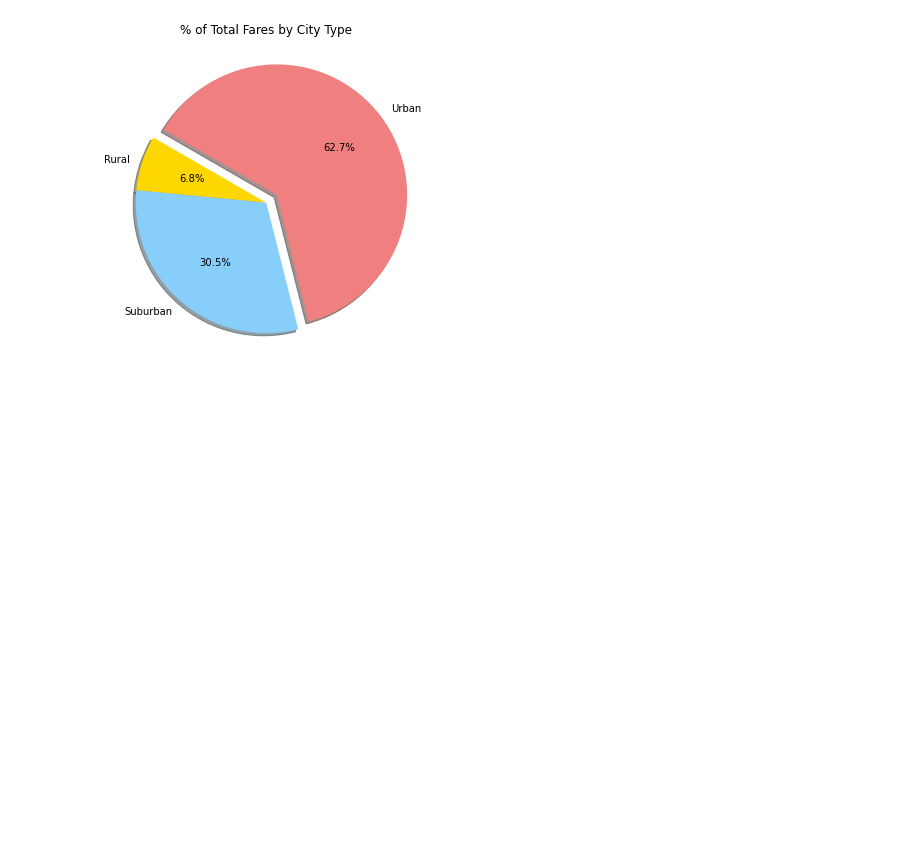
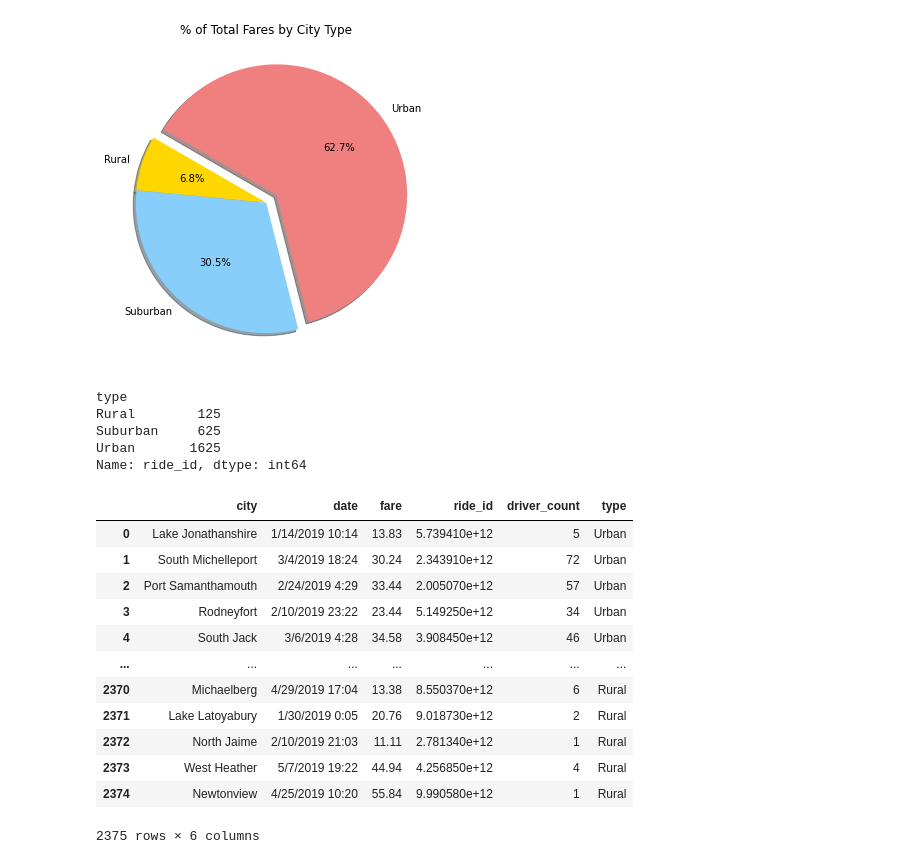
Before and after one commit to KathleenYager/PyBer-Analysis, a Jupyter notebook: PyBer.ipynb, the cells around one changed output. Cells and saved outputs as stored; diff of their text form; code cells hidden in the pictures; blank space fills up the shorter version.

```diff
--- a/PyBer.ipynb
+++ b/PyBer.ipynb
@@ -950,3 +950,30 @@ plt.savefig("analysis/Fig5.png")
 plt.show()
 # %% [output]
 [figure]
+# %%
+# Get the sum of the total rides for each city type.
+sum_rides_by_type = pyber_data_df.groupby(["type"]).count()["ride_id"]
+sum_rides_by_type
+# %% [output]
+type
+Rural        125
+Suburban     625
+Urban       1625
+Name: ride_id, dtype: int64
+# %%
+pyber_data_df["ride_id"].count()
+pyber_data_df
+# %% [output]
+|  | city | date | fare | ride_id | driver_count | type |
+| 0 | Lake Jonathanshire | 1/14/2019 10:14 | 13.83 | 5.739410e+12 | 5 | Urban |
+| 1 | South Michelleport | 3/4/2019 18:24 | 30.24 | 2.343910e+12 | 72 | Urban |
+| 2 | Port Samanthamouth | 2/24/2019 4:29 | 33.44 | 2.005070e+12 | 57 | Urban |
+| 3 | Rodneyfort | 2/10/2019 23:22 | 23.44 | 5.149250e+12 | 34 | Urban |
+| 4 | South Jack | 3/6/2019 4:28 | 34.58 | 3.908450e+12 | 46 | Urban |
+| ... | ... | ... | ... | ... | ... | ... |
+| 2370 | Michaelberg | 4/29/2019 17:04 | 13.38 | 8.550370e+12 | 6 | Rural |
+| 2371 | Lake Latoyabury | 1/30/2019 0:05 | 20.76 | 9.018730e+12 | 2 | Rural |
+| 2372 | North Jaime | 2/10/2019 21:03 | 11.11 | 2.781340e+12 | 1 | Rural |
+| 2373 | West Heather | 5/7/2019 19:22 | 44.94 | 4.256850e+12 | 4 | Rural |
+| 2374 | Newtonview | 4/25/2019 10:20 | 55.84 | 9.990580e+12 | 1 | Rural |
+2375 rows × 6 columns
```
Also changed, not shown: parts of 3 cells of this notebook, 1 other file.
